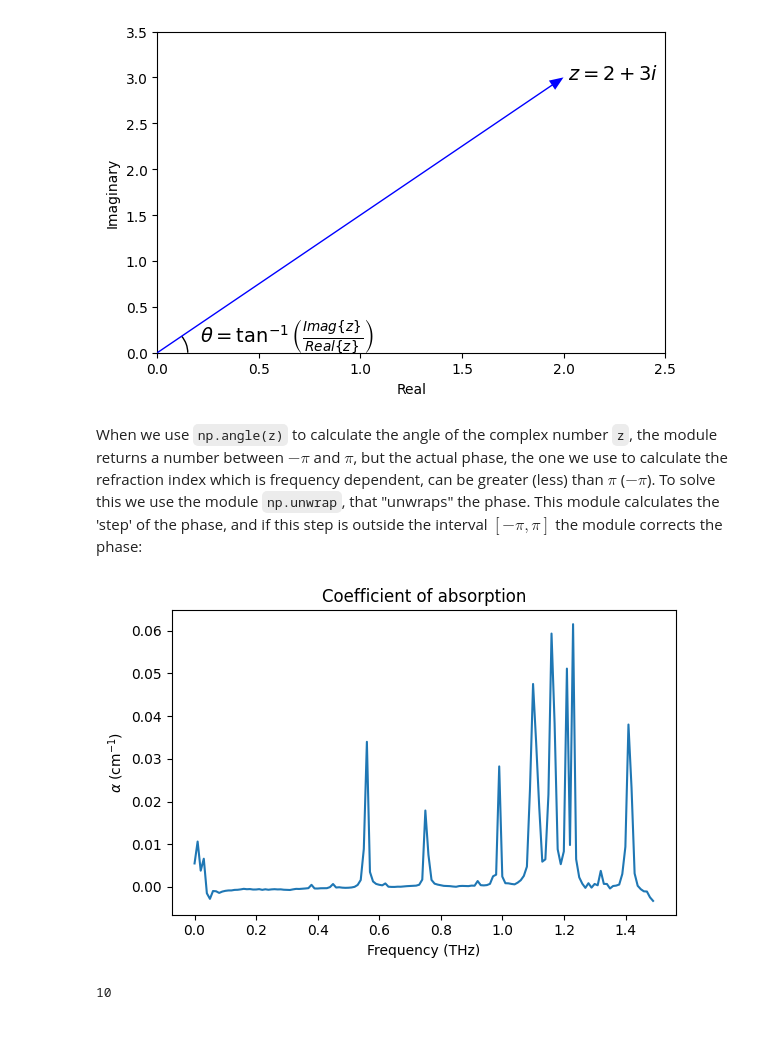
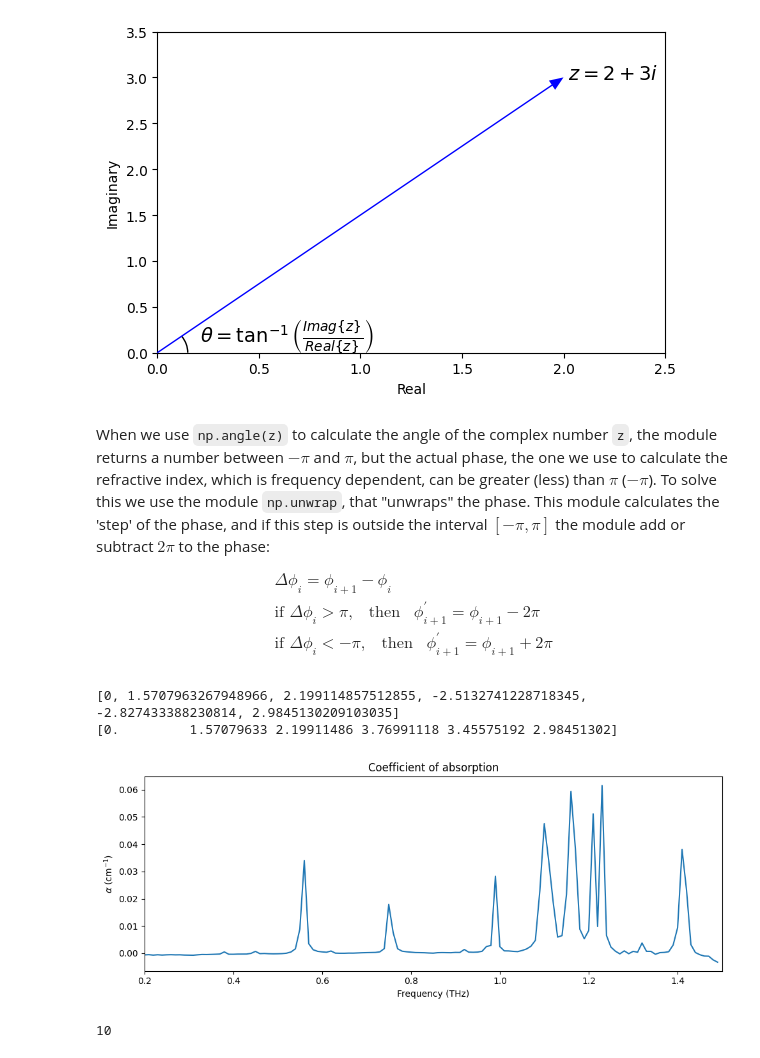
Before and after one commit to estradiote-mau/terahertz-codes2, a Jupyter notebook: water-absorption.ipynb, the cells around one changed output. Drawn from its saved outputs; the diff is of its cells as text; code cells hidden in the pictures; blank space fills up the shorter version.

```diff
--- a/water-absorption.ipynb
+++ b/water-absorption.ipynb
@@ -307,7 +333,21 @@ plt.show()
 # %% [output]
 [figure]
 # %% [markdown]
-When we use `np.angle(z)` to calculate the angle of the complex number `z`, the module returns a number between $-\pi$ and $\pi$, but the actual phase, the one we use to calculate the refraction index which is frequency dependent, can be greater (less) than $\pi$ ($-\pi$). To solve this we use the module `np.unwrap`, that "unwraps" the phase. This module calculates the 'step' of the phase, and if this step is outside the interval $[-\pi,\pi]$ the module corrects the phase:
+When we use `np.angle(z)` to calculate the angle of the complex number `z`, the module returns a number between $-\pi$ and $\pi$, but the actual phase, the one we use to calculate the refractive index, which is frequency dependent, can be greater (less) than $\pi$ ($-\pi$). To solve this we use the module `np.unwrap`, that "unwraps" the phase. This module calculates the 'step' of the phase, and if this step is outside the interval $[-\pi,\pi]$ the module add or subtract $2\pi$ to the phase:
+
+$$
+\begin{align*}
+&\Delta \phi_i = \phi_{i+1}-\phi_i \\
+&\text{if } \Delta \phi_i > \pi, \hspace{10pt}\text{then} \hspace{10pt} \phi_{i+1}^\prime = \phi_{i+1}-2\pi \\
+&\text{if } \Delta \phi_i < -\pi, \hspace{10pt}\text{then} \hspace{10pt} \phi_{i+1}^\prime = \phi_{i+1}+2\pi
+\end{align*}
+$$
+# %%
+print([0, 0.5*np.pi, 0.7*np.pi, -0.8*np.pi, -0.9*np.pi, 0.95*np.pi])
+print(np.unwrap([0, 0.5*np.pi, 0.7*np.pi, -0.8*np.pi, -0.9*np.pi, 0.95*np.pi]))
+# %% [output]
+[0, 1.5707963267948966, 2.199114857512855, -2.5132741228718345, -2.827433388230814, 2.9845130209103035]
+[0.         1.57079633 2.19911486 3.76991118 3.45575192 2.98451302]
 # %%
 # for df_name, df in dic_of_all_dataframes_fft_overRHref.items():
 #     y = df[:N//2].imag
@@ -322,14 +362,15 @@ T = dic_of_all_dataframes_fft_overRHref["air_data_RH64_fft_overRHref"]
 #absorption coefficient
 alpha = -2/free_path * np.log(np.abs(T))
 # %%
-fig, ax = plt.subplots(figsize=(6, 4), tight_layout=True)
+fig, ax = plt.subplots(figsize=(10, 4), tight_layout=True)
 ax.plot(freqs[:max_freq_id//2]*1e-12, alpha[:max_freq_id//2]*1e-2)
 ax.set_title("Coefficient of absorption")
 ax.set_ylabel(r"$\alpha$ (cm$^{-1}$)")
 ax.set_xlabel("Frequency (THz)")
+ax.set_xlim((.2,1.5))
 plt.show()
 # %% [output]
-[figure, old version]
+[figure, new version]
 # %%
 alpha_and_frequencies_dataframe = pd.DataFrame({'freqs': freqs[:max_freq_id//2]*1e-12, 'alpha': alpha[:max_freq_id//2]*1e-2})
 alpha_peaks = alpha_and_frequencies_dataframe.nlargest(100, 'alpha')
```
Also changed, not shown: parts of 14 cells of this notebook, 1 other file.
